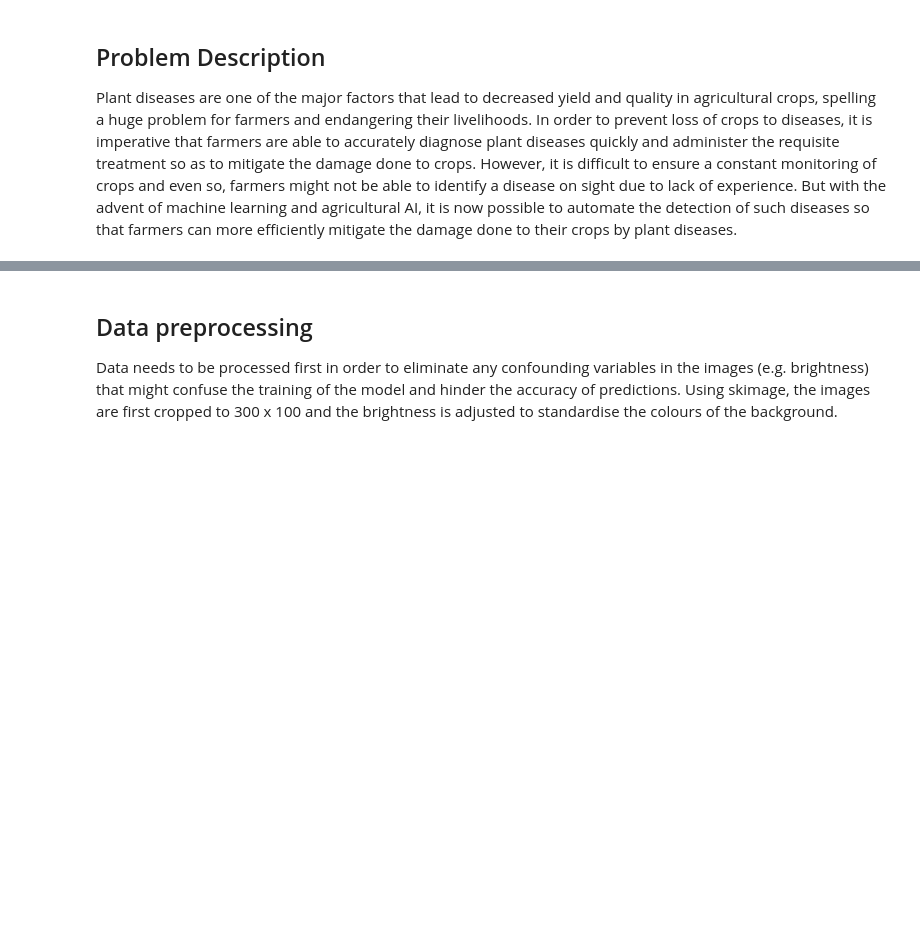
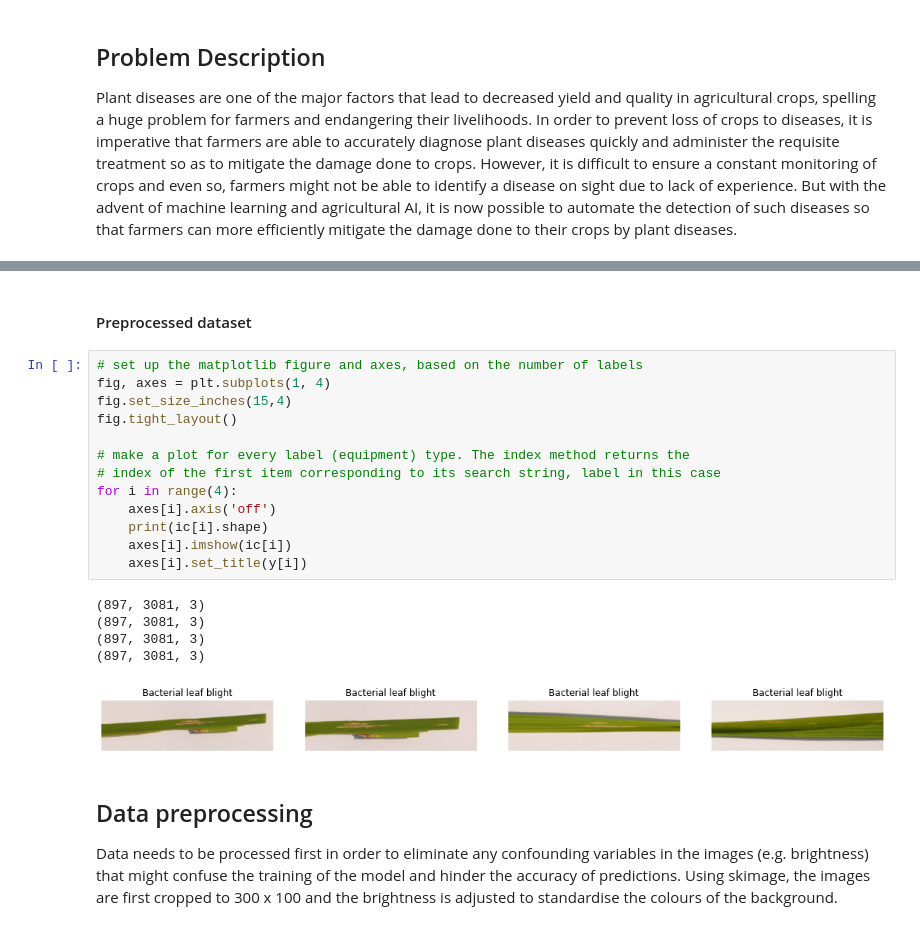
Before and after one commit to JmePRE/disChord, a Jupyter notebook: Assignment 3/Assignment_3.ipynb, the cells around one changed output, grey strips where cells are left out. Cells and saved outputs as stored; diff of their text form; blank space fills up the shorter version.

```diff
--- a/Assignment 3/Assignment_3.ipynb
+++ b/Assignment 3/Assignment_3.ipynb
@@ -15,3 +53,24 @@ The model here aims to be able to take a image of a diseased leaf as an input, a
+# %% [markdown]
+#### Preprocessed dataset
+# %%
+# set up the matplotlib figure and axes, based on the number of labels
+fig, axes = plt.subplots(1, 4)
+fig.set_size_inches(15,4)
+fig.tight_layout()
+
+# make a plot for every label (equipment) type. The index method returns the
+# index of the first item corresponding to its search string, label in this case
+for i in range(4):
+    axes[i].axis('off')
+    print(ic[i].shape)
+    axes[i].imshow(ic[i])
+    axes[i].set_title(y[i])
+# %% [output]
+(897, 3081, 3)
+(897, 3081, 3)
+(897, 3081, 3)
+(897, 3081, 3)
+[figure, added]
 # %% [markdown]
 ## Data preprocessing
 Data needs to be processed first in order to eliminate any confounding variables in the images (e.g. brightness) that might confuse the training of the model and hinder the accuracy of predictions. Using skimage, the images are first cropped to 300 x 100 and the brightness is adjusted to standardise the colours of the background.
```
Also changed, not shown: parts of 30 cells of this notebook.
